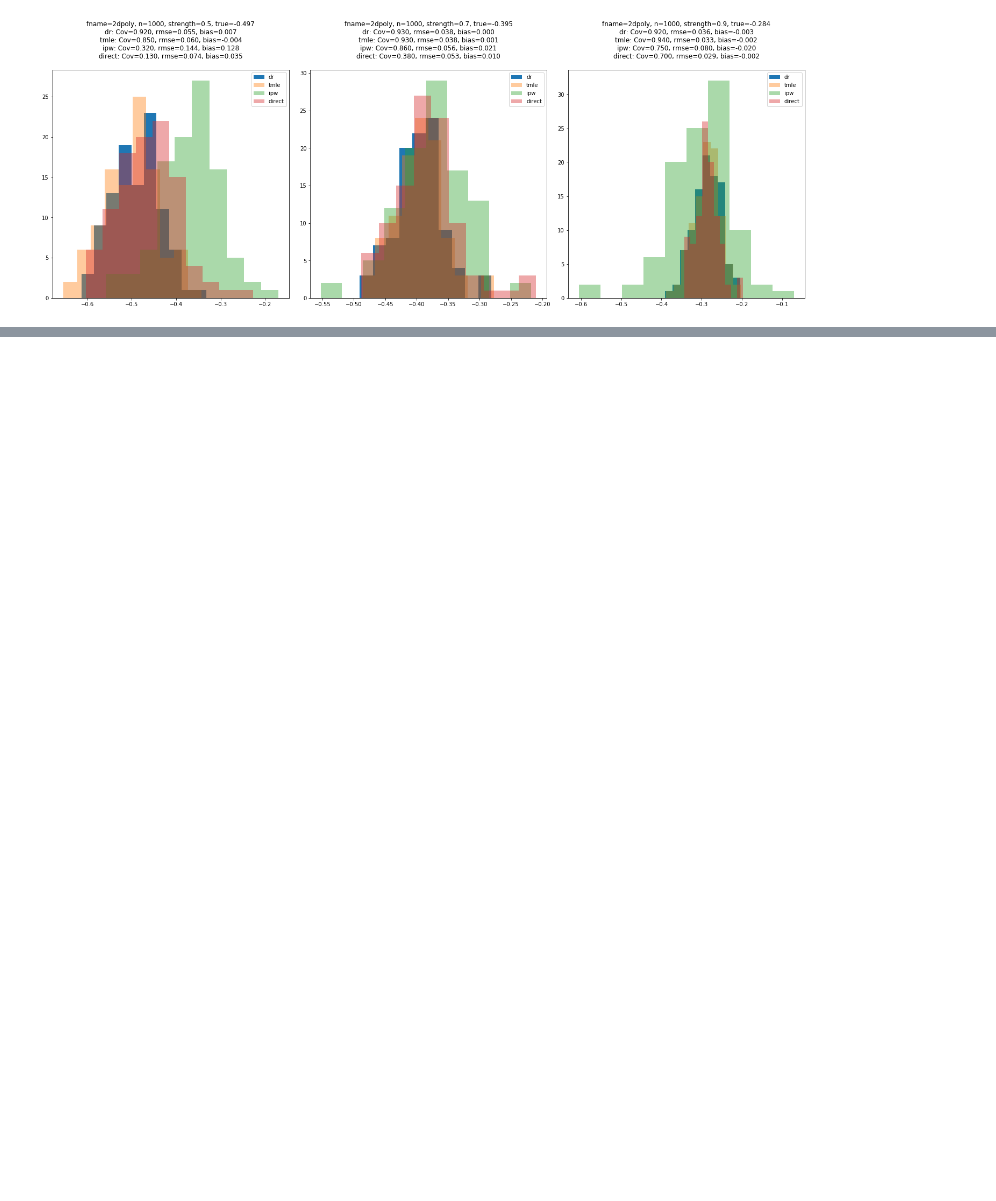
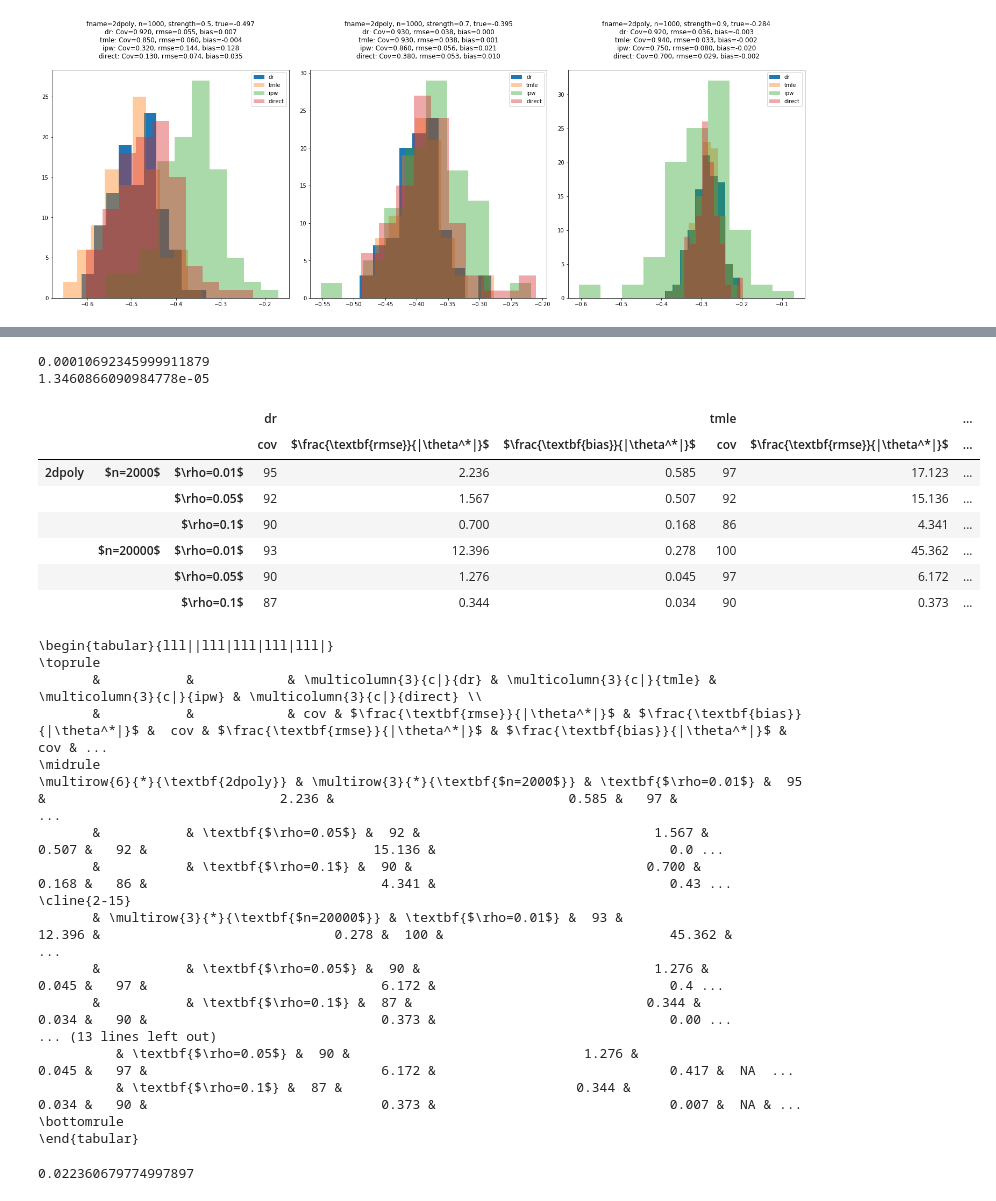
Before and after one commit to syrgkanislab/npiv_functionals, a Jupyter notebook: notebooks/Postprocess.ipynb, the cells around one changed output, grey strips where cells are left out. Drawn from its saved outputs; the diff is of its cells as text; code cells hidden in the pictures; blank space fills up the shorter version.

```diff
--- a/notebooks/Postprocess.ipynb
+++ b/notebooks/Postprocess.ipynb
@@ -283,2 +270,73 @@ for clever in [False]:
 \bottomrule
 \end{tabular}
+# %%
+import pandas as pd
+
+for clever in [True]:
+    resd = {}
+    for fname in ['2dpoly']:
+        resd[fname] = {}
+        for n in [2000, 20000]:
+            lambda_l2_h = .1/n**(.9)
+            print(lambda_l2_h)
+            nkey = f'$n={n}$'
+            resd[fname][nkey] = {}
+            for iv_strength in [.01, .05, .1]:
+                true, results = joblib.load(f'res_fn_{fname}_n_{n}_stregth_{iv_strength}_eps_{0.1}_clever_{clever}_l2h_{lambda_l2_h:.4f}.jbl')
+                ivkey = f'$\rho={iv_strength}$'
+                resd[fname][nkey][ivkey] = {}
+                for it, method in enumerate(['dr', 'tmle', 'ipw', 'direct']):
+                    data = np.array([r[it] for r in results])
+                    if method in ['dr', 'tmle']:
+                        cov = f'{100*np.mean((data[:, 1] <= true) & (true <= data[:, 2])):.0f}'
+                    else:
+                        cov = 'NA'
+                    resd[fname][nkey][ivkey][method] = {
+                                    'cov': cov,
+                                    '$\\frac{\\textbf{rmse}}{|\\theta^*|}$': f'{np.sqrt(np.mean((data[:, 0]-true)**2))/np.abs(true):.3f}',
+                                    '$\\frac{\\textbf{bias}}{|\\theta^*|}$': f'{np.abs(np.mean((data[:, 0]-true)))/np.abs(true):.3f}'}
+                resd[fname][nkey][ivkey] = pd.DataFrame(resd[fname][nkey][ivkey])
+            resd[fname][nkey] = pd.concat(resd[fname][nkey])
+        resd[fname] = pd.concat(resd[fname])
+
+    display(pd.concat(resd).unstack(level=3))
+    print(pd.concat(resd).unstack(level=3).to_latex(bold_rows=True, multirow=True,
+                                                    multicolumn=True, escape=False,
+                                                    column_format='lll||lll|lll|lll|lll|',
+                                                    multicolumn_format='c|'))
+    print(resd['2dpoly'].unstack(level=2).to_latex(bold_rows=True, multirow=True,
+                                                    multicolumn=True, escape=False,
+                                                    column_format='ll||lll|lll|lll|lll|',
+                                                    multicolumn_format='c|'))
+# %% [output]
+0.00010692345999911879
+1.3460866090984778e-05
+|  |  |  | dr |  |  | tmle |  | ... |
+|  |  |  | cov | $\frac{\textbf{rmse}}{|\theta^*|}$ | $\frac{\textbf{bias}}{|\theta^*|}$ | cov | $\frac{\textbf{rmse}}{|\theta^*|}$ | ... |
+| 2dpoly | $n=2000$ | $\rho=0.01$ | 95 | 2.236 | 0.585 | 97 | 17.123 | ... |
+|  |  | $\rho=0.05$ | 92 | 1.567 | 0.507 | 92 | 15.136 | ... |
+|  |  | $\rho=0.1$ | 90 | 0.700 | 0.168 | 86 | 4.341 | ... |
+|  | $n=20000$ | $\rho=0.01$ | 93 | 12.396 | 0.278 | 100 | 45.362 | ... |
+|  |  | $\rho=0.05$ | 90 | 1.276 | 0.045 | 97 | 6.172 | ... |
+|  |  | $\rho=0.1$ | 87 | 0.344 | 0.034 | 90 | 0.373 | ... |
+\begin{tabular}{lll||lll|lll|lll|lll|}
+\toprule
+       &           &            & \multicolumn{3}{c|}{dr} & \multicolumn{3}{c|}{tmle} & \multicolumn{3}{c|}{ipw} & \multicolumn{3}{c|}{direct} \\
+       &           &            & cov & $\frac{\textbf{rmse}}{|\theta^*|}$ & $\frac{\textbf{bias}}{|\theta^*|}$ &  cov & $\frac{\textbf{rmse}}{|\theta^*|}$ & $\frac{\textbf{bias}}{|\theta^*|}$ & cov & ...
+\midrule
+\multirow{6}{*}{\textbf{2dpoly}} & \multirow{3}{*}{\textbf{$n=2000$}} & \textbf{$\rho=0.01$} &  95 &                              2.236 &                              0.585 &   97 &                    ...
+       &           & \textbf{$\rho=0.05$} &  92 &                              1.567 &                              0.507 &   92 &                             15.136 &                              0.0 ...
+       &           & \textbf{$\rho=0.1$} &  90 &                              0.700 &                              0.168 &   86 &                              4.341 &                              0.43 ...
+\cline{2-15}
+       & \multirow{3}{*}{\textbf{$n=20000$}} & \textbf{$\rho=0.01$} &  93 &                             12.396 &                              0.278 &  100 &                             45.362 &        ...
+       &           & \textbf{$\rho=0.05$} &  90 &                              1.276 &                              0.045 &   97 &                              6.172 &                              0.4 ...
+       &           & \textbf{$\rho=0.1$} &  87 &                              0.344 &                              0.034 &   90 &                              0.373 &                              0.00 ...
+... (13 lines left out)
+          & \textbf{$\rho=0.05$} &  90 &                              1.276 &                              0.045 &   97 &                              6.172 &                              0.417 &  NA  ...
+          & \textbf{$\rho=0.1$} &  87 &                              0.344 &                              0.034 &   90 &                              0.373 &                              0.007 &  NA & ...
+\bottomrule
+\end{tabular}
+# %%
+1/np.sqrt(2000)
+# %% [output]
+0.022360679774997897
```
Also changed, not shown: parts of 3 cells of this notebook, 3 other files.
